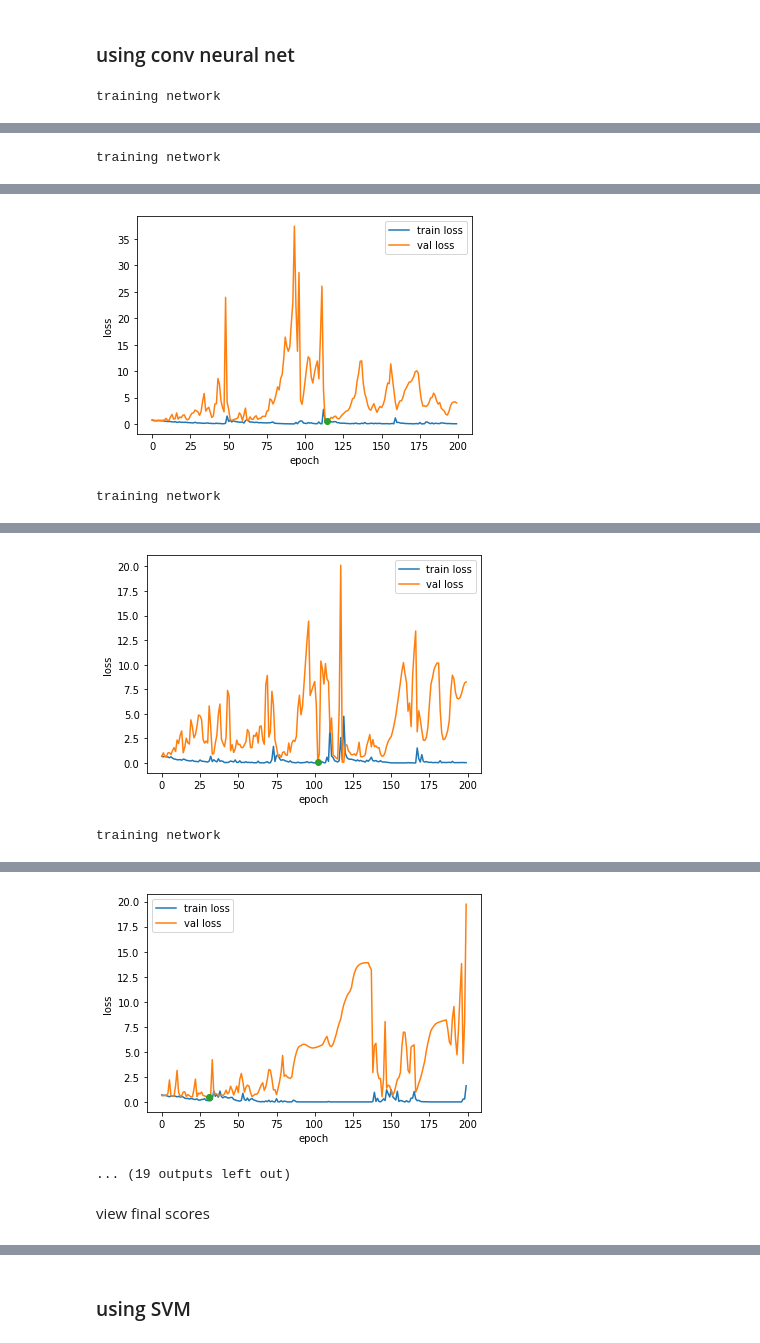
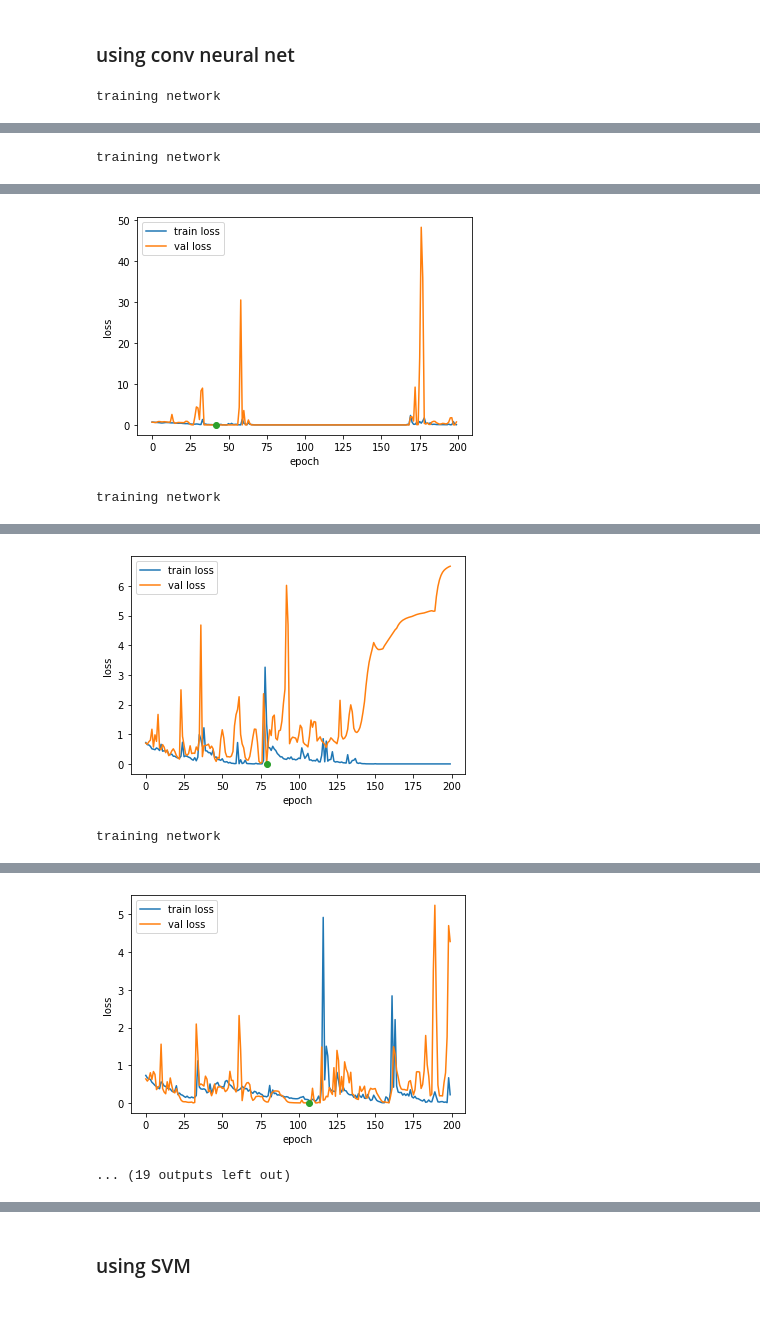
Before and after one commit to gourarushi/Emotion_Recognition, a Jupyter notebook: notebooks/Dreamer.ipynb, the cells around one changed output, grey strips where cells are left out. Drawn from its saved outputs; the diff is of its cells as text; code cells hidden in the pictures; blank space fills up the shorter version.

```diff
--- a/notebooks/Dreamer.ipynb
+++ b/notebooks/Dreamer.ipynb
@@ -55,13 +55,13 @@ for person in tqdm(data):
   scores = np.where(scores>=2.5, 1, 0).astype(float)  # [1,5] -> 0/1
 
   person_signals = []
-  for vid in tqdm(range(18)):
+  for vid in range(18):
     signal_vals = []
     for signal_type in ['EEG', 'ECG']:
       for signal_mode in ['baseline', 'stimuli']:
         signal = person[signal_type][signal_mode][vid]
         for channel in np.swapaxes(signal,0,1):
-          ch_interp = np.interp(np.linspace(0,len(channel)-1,32768), range(len(channel)), channel)
+          ch_interp = np.interp(np.linspace(0,len(channel)-1,500), range(len(channel)), channel)
           signal_vals.append(ch_interp)
     person_signals.append(signal_vals)
 
@@ -78,5 +78,6 @@ data = inputs, labels
 
 
 # normalize the signals to be in range(-1,1)
-for inp in inputs: data_f.normalize(inp)
+preprocess_f.normalize(inputs)
+pass
 # %% [output]
@@ -131,6 +132,6 @@ train the network
 model.apply(network_f.weight_reset)
 optimizer = optim.Adam(model.parameters(), lr=1e-3)
 
-best_params = network_f.trainNet(model, criterion, optimizer, dataloaders, epochs=200)
+best_params = network_f.trainNet(model, criterion, optimizer, dataloaders, epochs=200, verbose=2)
 # %% [output]
 training network
@@ -225,7 +234,7 @@ for person in tqdm(zip(*data), total=len(data[0])):
     lbl_true, lbl_pred = list(zip(*lbl_true)), list(zip(*lbl_pred))
 
     for score_indx, score_type in enumerate(score_types):
-      results[score_type]['F1 Score'].append(f1_score(lbl_true[score_indx], lbl_pred[score_indx]))
+      results[score_type]['F1 Score'].append(f1_score(lbl_true[score_indx], lbl_pred[score_indx], zero_division=0))
       results[score_type]['Accuracy'].append(accuracy_score(lbl_true[score_indx], lbl_pred[score_indx]))
 
   print_scores(results)
@@ -258,3 +267,3 @@ epoch: 200  | train loss: 0.037, val loss: 3.991  | avg train loss: 0.108, avg v
 Finished Training
-[figure, old version]
+[figure, new version]
 training network
@@ -271,3 +280,3 @@ epoch: 200  | train loss: 0.026, val loss: 8.245  | avg train loss: 0.050, avg v
 Finished Training
-[figure, old version]
+[figure, new version]
 training network
@@ -284,5 +293,3 @@ epoch: 200  | train loss: 1.608, val loss: 19.738  | avg train loss: 0.111, avg
 Finished Training
-[figure, old version]
+[figure, new version]
 ... (19 outputs left out)
-# %% [markdown]
-view final scores
```
Also changed, not shown: parts of 17 cells of this notebook, 5 other files.
